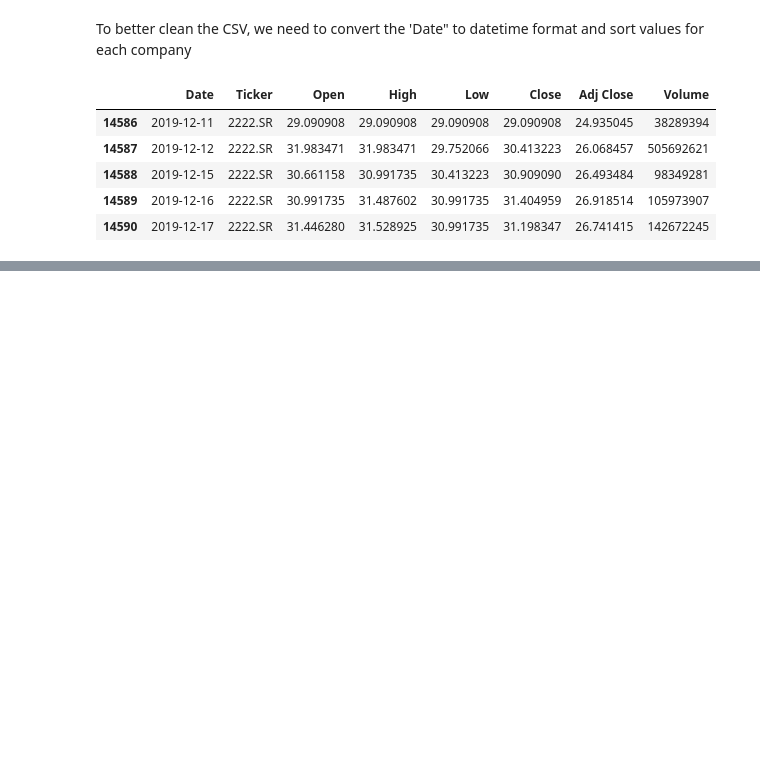
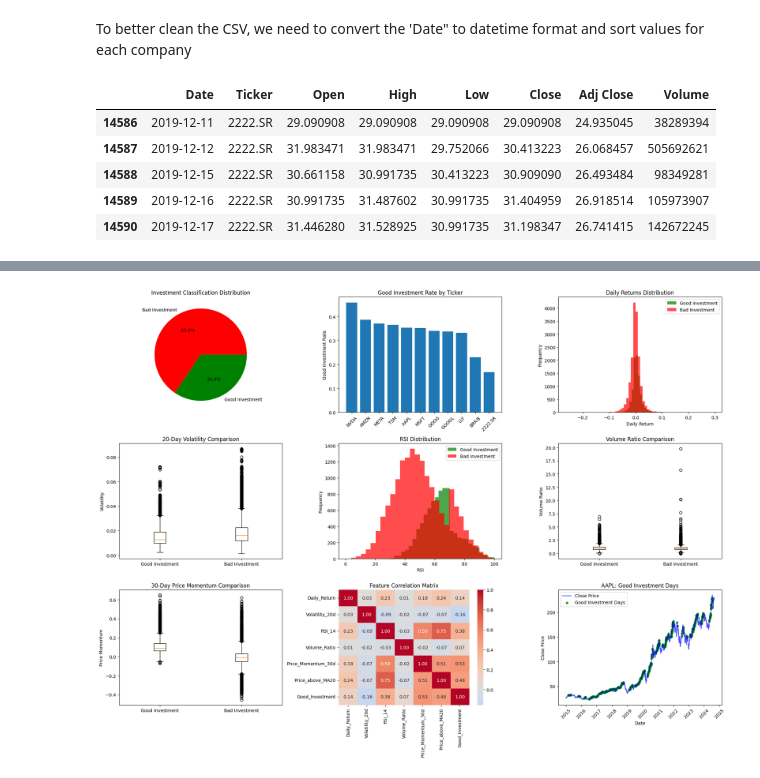
Before and after one commit to omaraboelfadl/CMP466-Summer25-G7-Project, a Jupyter notebook: CMP_466_G7_ProjectCode.ipynb, the cells around one changed output, grey strips where cells are left out. Saved outputs shown, nothing was run; the diff lists cells and outputs as text; code cells hidden in the pictures; blank space fills up the shorter version.

```diff
--- a/CMP_466_G7_ProjectCode.ipynb
+++ b/CMP_466_G7_ProjectCode.ipynb
@@ -62,0 +365,89 @@ df.head()
+# %%
+# Visualizations for Dataset Understanding
+plt.figure(figsize=(20, 15))
+
+# 1. Distribution of target variable
+plt.subplot(3, 3, 1)
+target_counts = df_final['Good_Investment'].value_counts()
+plt.pie(target_counts.values, labels=['Bad Investment', 'Good Investment'], autopct='%1.1f%%', colors=['red', 'green'])
+plt.title('Investment Classification Distribution')
+
+# 2. Good investment rate by ticker
+plt.subplot(3, 3, 2)
+ticker_rates = df_final.groupby('Ticker')['Good_Investment'].mean().sort_values(ascending=False)
+plt.bar(ticker_rates.index, ticker_rates.values)
+plt.title('Good Investment Rate by Ticker')
+plt.xticks(rotation=45)
+plt.ylabel('Good Investment Rate')
+
+# 3. Daily returns distribution for good vs bad investments
+plt.subplot(3, 3, 3)
+good_returns = df_final[df_final['Good_Investment'] == 1]['Daily_Return'].dropna()
+bad_returns = df_final[df_final['Good_Investment'] == 0]['Daily_Return'].dropna()
+plt.hist(good_returns, alpha=0.7, label='Good Investment', bins=50, color='green')
+plt.hist(bad_returns, alpha=0.7, label='Bad Investment', bins=50, color='red')
+plt.xlabel('Daily Return')
+plt.ylabel('Frequency')
+plt.title('Daily Returns Distribution')
+plt.legend()
+
+# 4. Volatility comparison
+plt.subplot(3, 3, 4)
+good_vol = df_final[df_final['Good_Investment'] == 1]['Volatility_20d'].dropna()
+bad_vol = df_final[df_final['Good_Investment'] == 0]['Volatility_20d'].dropna()
+plt.boxplot([good_vol, bad_vol], labels=['Good Investment', 'Bad Investment'])
+plt.title('20-Day Volatility Comparison')
+plt.ylabel('Volatility')
+
+# 5. RSI distribution
+plt.subplot(3, 3, 5)
+good_rsi = df_final[df_final['Good_Investment'] == 1]['RSI_14'].dropna()
+bad_rsi = df_final[df_final['Good_Investment'] == 0]['RSI_14'].dropna()
+plt.hist(good_rsi, alpha=0.7, label='Good Investment', bins=30, color='green')
+plt.hist(bad_rsi, alpha=0.7, label='Bad Investment', bins=30, color='red')
+plt.xlabel('RSI')
+plt.ylabel('Frequency')
+plt.title('RSI Distribution')
+plt.legend()
+
+# 6. Volume ratio comparison
+plt.subplot(3, 3, 6)
+good_vol_ratio = df_final[df_final['Good_Investment'] == 1]['Volume_Ratio'].dropna()
+bad_vol_ratio = df_final[df_final['Good_Investment'] == 0]['Volume_Ratio'].dropna()
+plt.boxplot([good_vol_ratio, bad_vol_ratio], labels=['Good Investment', 'Bad Investment'])
+plt.title('Volume Ratio Comparison')
+plt.ylabel('Volume Ratio')
+
+# 7. Price momentum comparison (30-day)
+plt.subplot(3, 3, 7)
+good_momentum = df_final[df_final['Good_Investment'] == 1]['Price_Momentum_30d'].dropna()
+bad_momentum = df_final[df_final['Good_Investment'] == 0]['Price_Momentum_30d'].dropna()
+plt.boxplot([good_momentum, bad_momentum], labels=['Good Investment', 'Bad Investment'])
+plt.title('30-Day Price Momentum Comparison')
+plt.ylabel('Price Momentum')
+
+# 8. Feature correlation heatmap
+plt.subplot(3, 3, 8)
+feature_cols = ['Daily_Return', 'Volatility_20d', 'RSI_14', 'Volume_Ratio',
+               'Price_Momentum_30d', 'Price_above_MA20', 'Good_Investment']
+corr_matrix = df_final[feature_cols].corr()
+sns.heatmap(corr_matrix, annot=True, cmap='coolwarm', center=0, fmt='.2f')
+plt.title('Feature Correlation Matrix')
+
+# 9. Investment score distribution over time for one ticker (example: AAPL)
+plt.subplot(3, 3, 9)
+aapl_data = df_final[df_final['Ticker'] == 'AAPL'].copy()
+if len(aapl_data) > 0:
+    plt.plot(aapl_data['Date'], aapl_data['Close'], color='blue', alpha=0.7, label='Close Price')
+    good_days = aapl_data[aapl_data['Good_Investment'] == 1]
+    plt.scatter(good_days['Date'], good_days['Close'], color='green', s=20, alpha=0.8, label='Good Investment Days')
+    plt.title('AAPL: Good Investment Days')
+    plt.xlabel('Date')
+    plt.ylabel('Close Price')
+    plt.legend()
+    plt.xticks(rotation=45)
+
+plt.tight_layout()
+plt.show()
+# %% [output]
+[figure, added]
```
Also changed, not shown: parts of 29 cells of this notebook.
